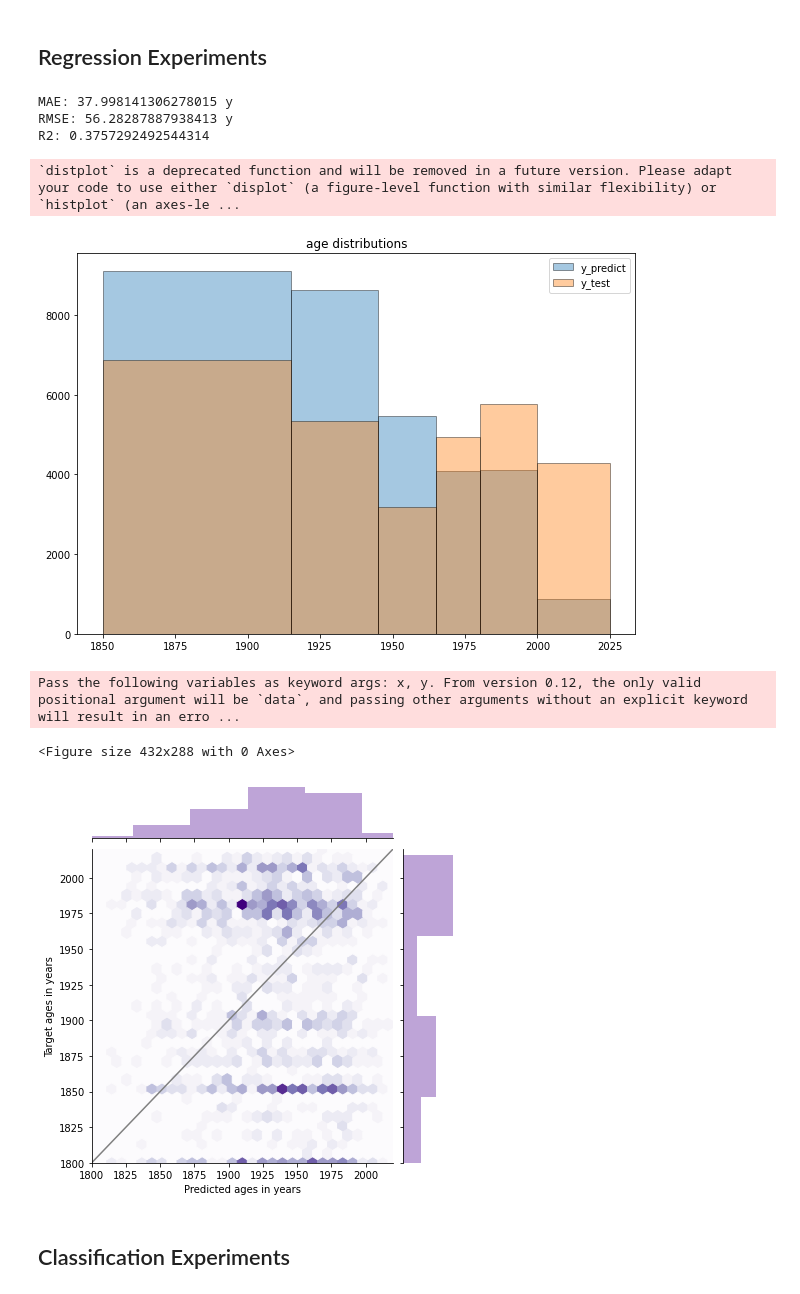
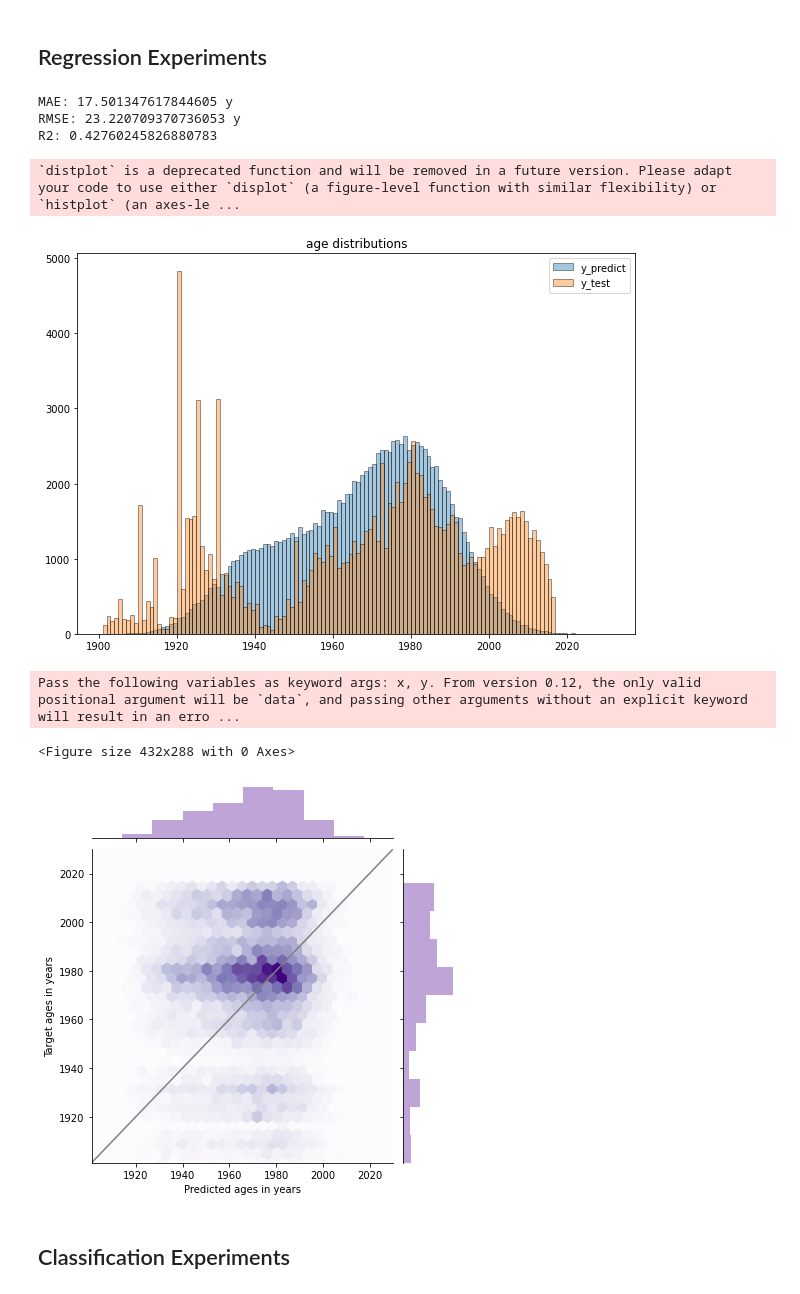
Before and after one commit to ai4up/ufo-prediction, a Jupyter notebook: notebooks/experiments_age.ipynb, the cells around one changed output. Saved outputs shown, nothing was run; the diff lists cells and outputs as text; code cells hidden in the pictures.

```diff
--- a/notebooks/experiments_age.ipynb
+++ b/notebooks/experiments_age.ipynb
@@ -25,8 +25,8 @@ The autoreload extension is already loaded. To reload it, use:
 # %% [markdown]
 ## Data
 # %%
-path_data_france_age = os.path.join('..', 'data_france', 'all_age.csv')
-path_data_france_all = os.path.join('..', 'data_france', 'all.csv')
+path_data_france_age = os.path.join('..', 'data', 'all_age.csv')
+path_data_france_all = os.path.join('..', 'data', 'all.csv')
 
 data_france_age = pd.read_csv(path_data_france_age)
 data_france_all = pd.read_csv(path_data_france_all)
@@ -85,20 +85,20 @@ predictor_ft_importance.feature_dependence_plot("feature_noise", "feature_noise"
 # %%
 predictor = AgePredictor(
     model=XGBRegressor(),
-    df=data_france_age_sample,
+    df=data_france_age,
     test_training_split=split_80_20,
-    preprocessing_stages=[remove_other_attributes]
+    preprocessing_stages=[remove_outliers, remove_other_attributes]
 )
 predictor.evaluate_regression()
 # %% [output]
-MAE: 37.998141306278015 y
-RMSE: 56.28287887938413 y
-R2: 0.3757292492544314
+MAE: 17.501347617844605 y
+RMSE: 23.220709370736053 y
+R2: 0.42760245826880783
 `distplot` is a deprecated function and will be removed in a future version. Please adapt your code to use either `displot` (a figure-level function with similar flexibility) or `histplot` (an axes-le ...
-[figure, old version]
+[figure, new version]
 Pass the following variables as keyword args: x, y. From version 0.12, the only valid positional argument will be `data`, and passing other arguments without an explicit keyword will result in an erro ...
 <Figure size 432x288 with 0 Axes>
-[figure, old version]
+[figure, new version]
 # %%
 predictor_ft_importance.SHAP_analysis()
 # %%
```
Also changed, not shown: parts of 1 cell of this notebook, 10 other files.
